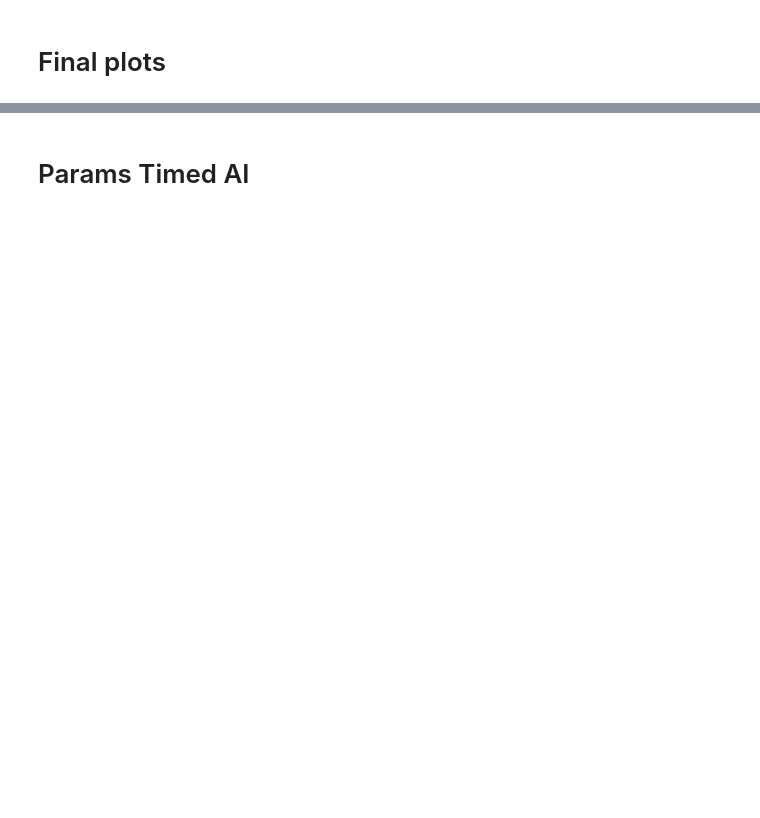
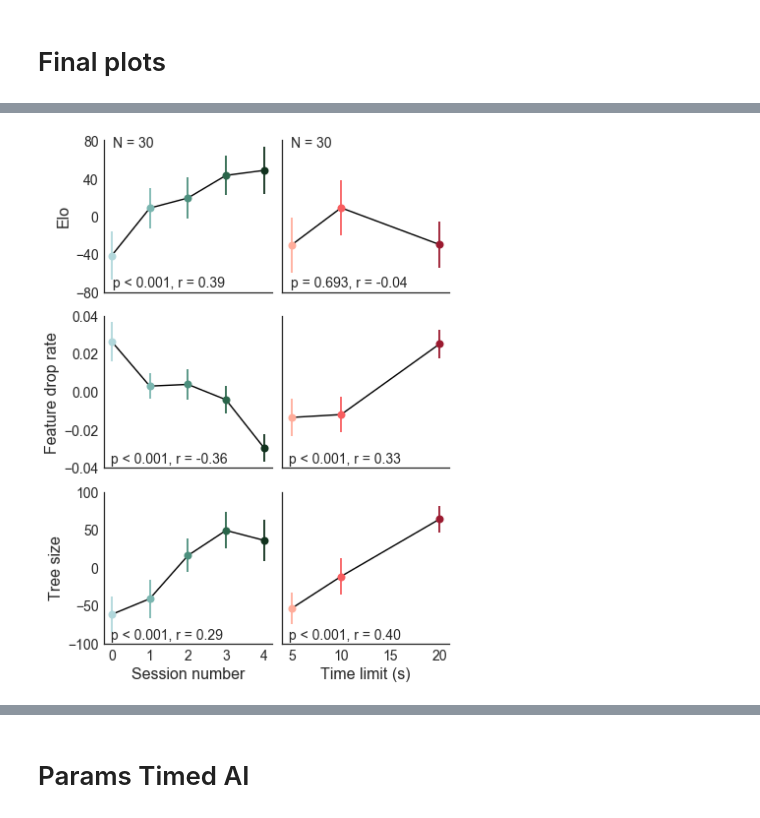
Before and after one commit to galbiati/mnk-figures, a Jupyter notebook: cosyne2017/Figures.ipynb, the cells around one changed output, grey strips where cells are left out. Cells and saved outputs as stored; diff of their text form; code cells hidden in the pictures; blank space fills up the shorter version.

```diff
--- a/cosyne2017/Figures.ipynb
+++ b/cosyne2017/Figures.ipynb
@@ -136,3 +83,15 @@ S.to_csv(os.path.join(gdpath, 'Analysis/3_lrn/correlations/rt.csv'))
+# %%
+tai_corrs = dict()
+for s in ['condition', 'mc rt', 'mc elo']:
+    S = get_corr_table(params_tai, s)
+    S.to_csv(os.path.join(gdpath, 'Analysis/5_tai/correlations/{}.csv'.format(s)))
+    tai_corrs[s] = S
+
+lrn_corrs = dict()
+for s in ['session', 'mc elo', 'mc rt']:
+    S = get_corr_table(params_lrn, s)
+    S.to_csv(os.path.join(gdpath, 'Analysis/3_lrn/correlations/{}.csv'.format(s)))
+    lrn_corrs[s] = S
 # %% [markdown]
 # Final plots
 # %%
@@ -241,3 +151,82 @@ fig.savefig(os.path.join(figdir, 'Manip vs Params.png'))
+# %%
+fig, axes = plt.subplots(3, 2, figsize=(6, 8))
+variables = ordict([('Tree Size', 'mc tree_size'), ('Feature Drop Rate', 'mc attention')][::-1])
+
+for a, exp in enumerate([pl, pt]):
+    ax = axes[0, a]
+    div = divtypes[a]
+    p = exp.groupby(div).mean().reset_index()
+    p_sem = exp.groupby(div).sem().reset_index()
+    ax.plot(p[div], p['elo'], color='black')
+
+    for j, s in enumerate(p[div].unique()):
+        if j==0:
+            s0 = s
+        _p = p.loc[p[div]==s, :]
+        ax.plot(
+            _p[div], _p['elo'],
+            marker='o', markersize=8, linestyle='none', color=colorlist[a][j]
+        )
+        ax.errorbar(
+            _p[div], _p['elo'], yerr=p_sem.loc[p_sem[div]==s, 'elo'],
+            color=colorlist[a][j], linewidth=1.8
+        )
+
+    res = stats.linregress(exp[div], exp['mc elo'])
+    ax.text(.05, .95, "N = 30", fontsize=14, transform=ax.transAxes)
+    ax.text(.05, .03, "p {} {:.3f}, r = {:.2f}".format(
+            '=' if res.pvalue > .0005 else '<',
+            res.pvalue if res.pvalue > .0005 else .001,
+            res.rvalue), fontsize=14, transform=ax.transAxes
+           )
+
+plt.setp(axes[0, :], yticks=np.arange(-80, 81, 40))
+plt.setp(axes[0, 0], xlim=[-.25, 4.25], xticks=[], xticklabels=[], ylabel='Elo')
+plt.setp(axes[0, 1], xlim=[4, 21], xticks=[], xticklabels=[])
+
+for a, exp in enumerate([pl, pt]):
+    for i, k in enumerate(variables.keys()):
+        v = variables[k]
+        ax = axes[i+1, a]
+        div = divtypes[a]
+        colors = [greens, reds][a]
+
+        p = exp.groupby(div).mean().reset_index()
+        p_sem = exp.groupby(div).sem().reset_index()
+        ax.plot(p[div], p[v], color='black')
+
+        for l, c in enumerate(p[div].unique()):
+            _p = p.loc[p[div]==c]
+
+            ax.plot(
+                _p[div], _p[v],
+                color=colors[l], linestyle='none', marker='o', markersize=8,
+                label='none'
+            )
+
+            ax.errorbar(
+                _p[div], _p[v], yerr=p_sem.loc[p_sem[div]==c, v], linewidth=1.8, color=colors[l]
+            )
+
+        res = stats.linregress(exp[div], exp[v])
+        ax.text(0.04, 0.03, 'p < {:.3f}, r = {:.2f}'.format(
+                res.pvalue if res.pvalue > .0005 else .001,
+                res.rvalue), fontsize=14, transform=ax.transAxes)
+
+plt.setp(axes[:, 0], xlim=[-.2, 4.2], xticks=np.arange(0, 4.1, 1))
+plt.setp(axes[:, 1], xlim=[4, 21], xticks=np.arange(5, 21, 5), yticks=[])
+plt.setp(axes[1, :], ylim=[-.04, .04], xticks=[])
+plt.setp(axes[2, :], ylim=[-100, 100])
+
+plt.setp(axes[1, 0], ylabel='Feature drop rate', yticks=np.arange(-.04, .041, .02))
+plt.setp(axes[2, 0], ylabel="Tree size", xlabel='Session number', yticks=np.arange(-100, 101, 50))
+plt.setp(axes[2, 1], xlabel='Time limit (s)')
+
+sns.despine()
+plt.tight_layout()
+fig.savefig(os.path.join(figdir, 'Manip vs Params.png'))
+# %% [output]
+[figure, added]
 # %%
 fig, axes = plt.subplots(1, 1, figsize=(3.5, 3))
 
```
Also changed, not shown: parts of 23 cells of this notebook.
